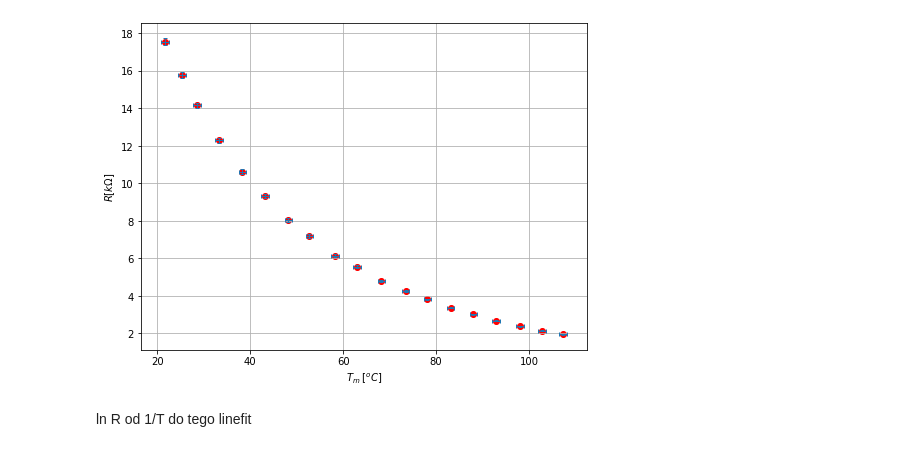
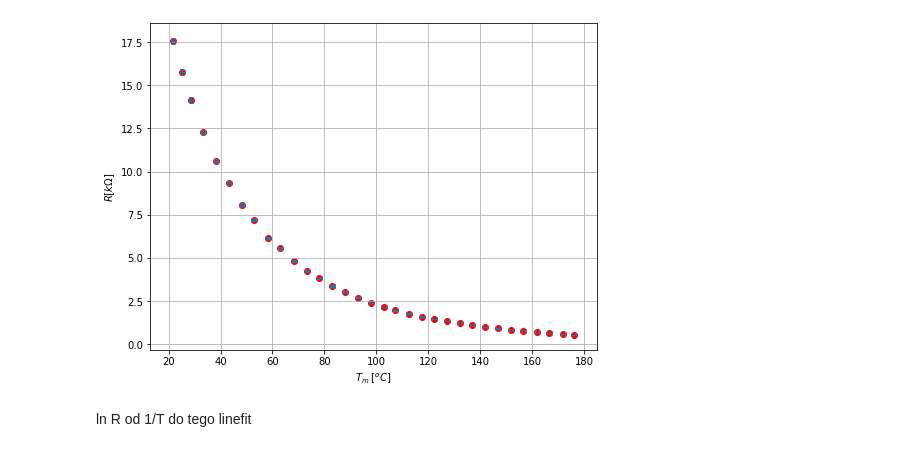
Before and after one commit to ficnawode/fizyka-pw-lab2-data-analysis, a Jupyter notebook: cw8/da.ipynb, the cells around one changed output. Drawn from its saved outputs; the diff is of its cells as text; code cells hidden in the pictures.

```diff
--- a/cw8/da.ipynb
+++ b/cw8/da.ipynb
@@ -109,29 +16,26 @@ R = R[1:]
+# %%
+T_s = pd.read_csv('in/T_s.csv')[1:]
+T_m = pd.read_csv('in/T_m.csv')[1:]
+R = pd.read_csv('in/R.csv')[1:]
+
+# T_s = T_s[1:]
+# T_m = T_m[1:]
+# R = R[1:]
 # %%
-
 fig, ax = plt.subplots(1,1, figsize =(8,6))
 
-dotcolor = 'orange'
-# ax.plot(T_m['T'],R['R']/1000, color = dotcolor)
 dotcolor = 'red'
 ax.scatter(T_m['T'],R['R']/1000, color = dotcolor)
 ax.errorbar(T_m['T'],R['R']/1000, xerr=T_m['u'], yerr=R['u']/1000, elinewidth=1, capthick=1, capsize=2, fmt='none')
 
 ax.set_xlabel(r'$T_m \; [^oC]$')
 ax.set_ylabel(r'$R[k\Omega]$')
 
-
-def func(x, a, b, c):
-    return a * np.exp(-b * x) + c
-
-popt, pcov = sp.curve_fit(func, T_m['T'], R['R'])
-
-# plt.savefig('out/charakterystyka_temp.jpg', dpi = 450)
-
-
 plt.grid()
+plt.savefig('out/wyk_Tm_od_R.jpg', dpi = 350)
 plt.show()
 # %% [output]
-[figure, old version]
+[figure, new version]
 # %% [markdown]
 ln R od 1/T
 do tego linefit
```
Also changed, not shown: parts of 4 cells of this notebook, 6 other files.
